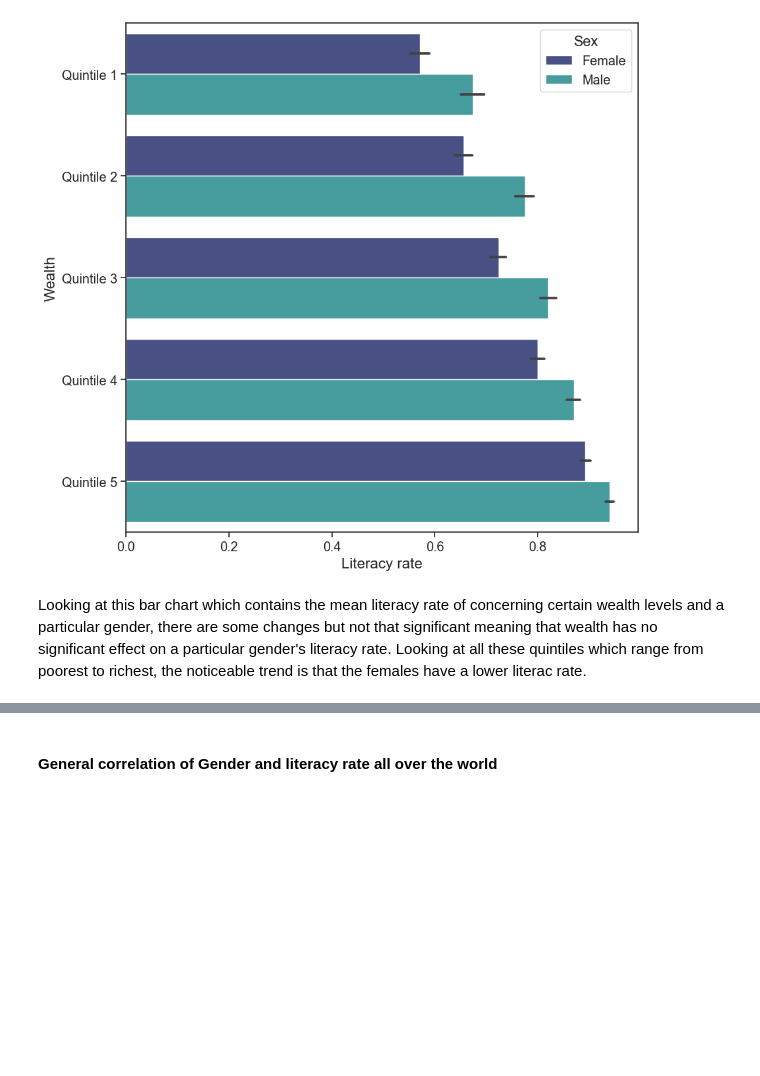
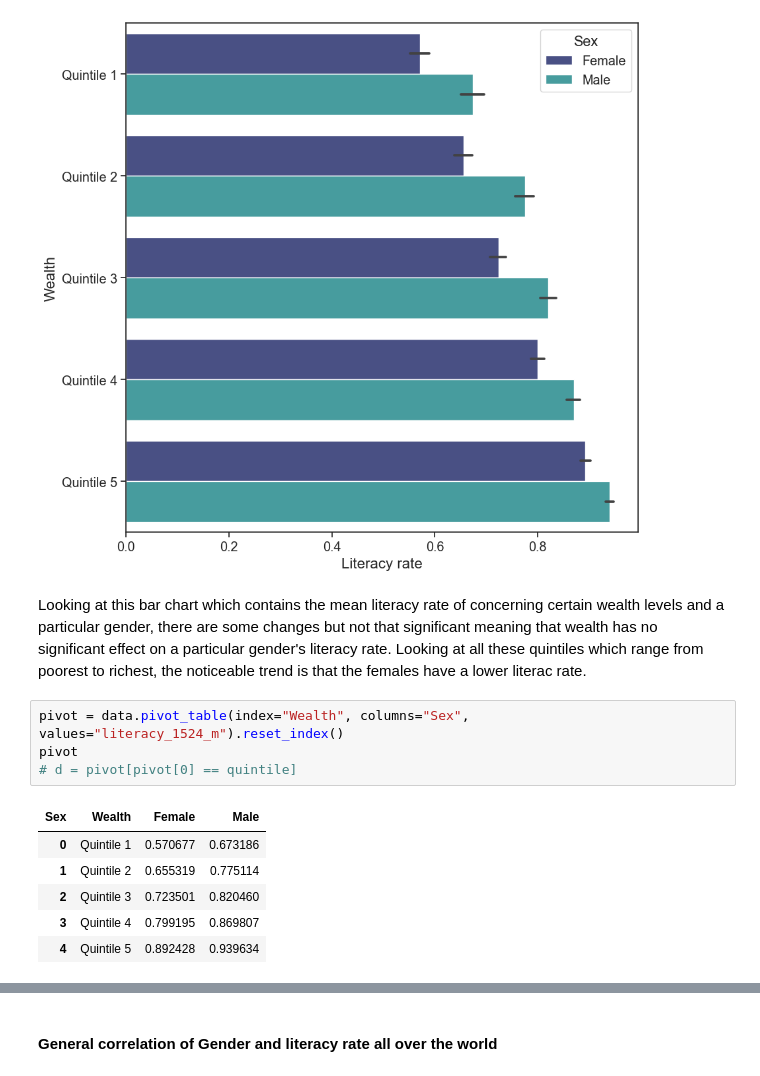
Before and after one commit to ubco-W2022T2-data301/project-group-group18, a Jupyter notebook: analysis/analysis3.ipynb, the cells around one changed output, grey strips where cells are left out. Saved outputs shown, nothing was run; the diff lists cells and outputs as text; blank space fills up the shorter version.

```diff
--- a/analysis/analysis3.ipynb
+++ b/analysis/analysis3.ipynb
@@ -158,4 +158,15 @@ sns.barplot(x=b['literacy_1524_m'],hue=b['Sex'], y=b['Wealth'],palette='mako').s
 [figure]
 # %% [markdown]
 Looking at this bar chart which contains the mean literacy rate of concerning certain wealth levels and a particular gender, there are some changes but not that significant meaning that wealth has no significant effect on a particular gender's literacy rate. Looking at all these quintiles which range from poorest to richest, the noticeable trend is that the females have a lower literac rate.
+# %%
+pivot = data.pivot_table(index="Wealth", columns="Sex", values="literacy_1524_m").reset_index()
+pivot
+# d = pivot[pivot[0] == quintile]
+# %% [output]
+| Sex | Wealth | Female | Male |
+| 0 | Quintile 1 | 0.570677 | 0.673186 |
+| 1 | Quintile 2 | 0.655319 | 0.775114 |
+| 2 | Quintile 3 | 0.723501 | 0.820460 |
+| 3 | Quintile 4 | 0.799195 | 0.869807 |
+| 4 | Quintile 5 | 0.892428 | 0.939634 |
 # %%
```
Also changed, not shown: parts of 2 cells of this notebook.
